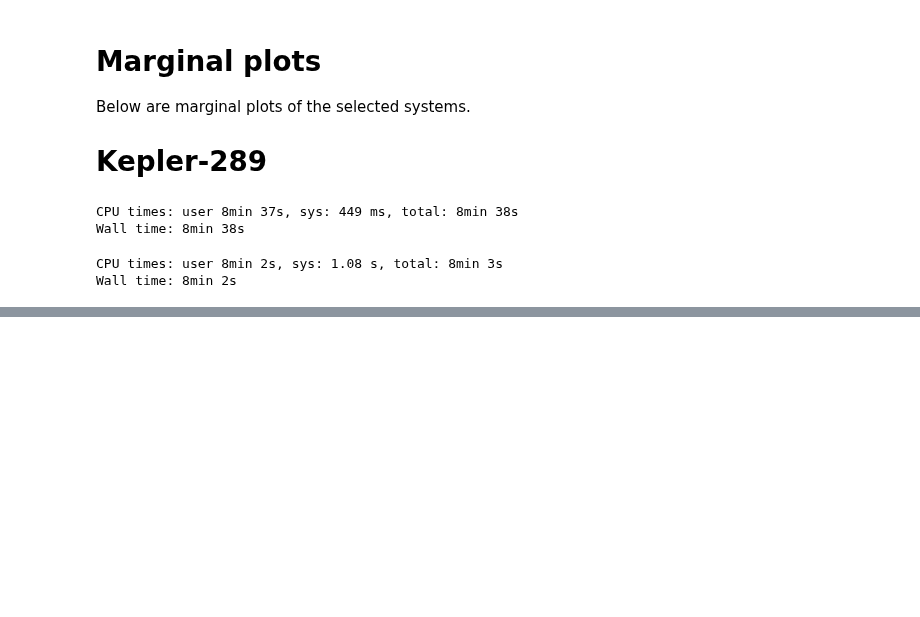
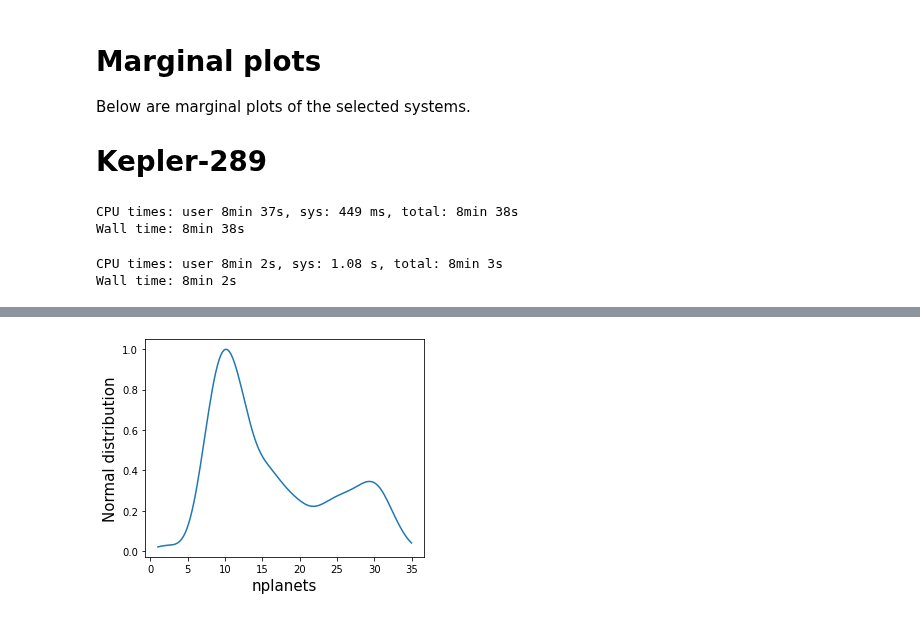
Before and after one commit to fjbautistas/kde_example, a Jupyter notebook: Marginal_Distributions.ipynb, the cells around one changed output, grey strips where cells are left out. Cells and saved outputs as stored; diff of their text form; code cells hidden in the pictures; blank space fills up the shorter version.

```diff
--- a/Marginal_Distributions.ipynb
+++ b/Marginal_Distributions.ipynb
@@ -457,0 +465,4 @@ ax[1].legend()
+# %%
+pp = m_plot(liken_1.real_interval[2], m1.marginal/m1.marginal.max(), "nplanets")
+# %% [output]
+[figure, added]
```
Also changed, not shown: parts of 5 cells of this notebook.
